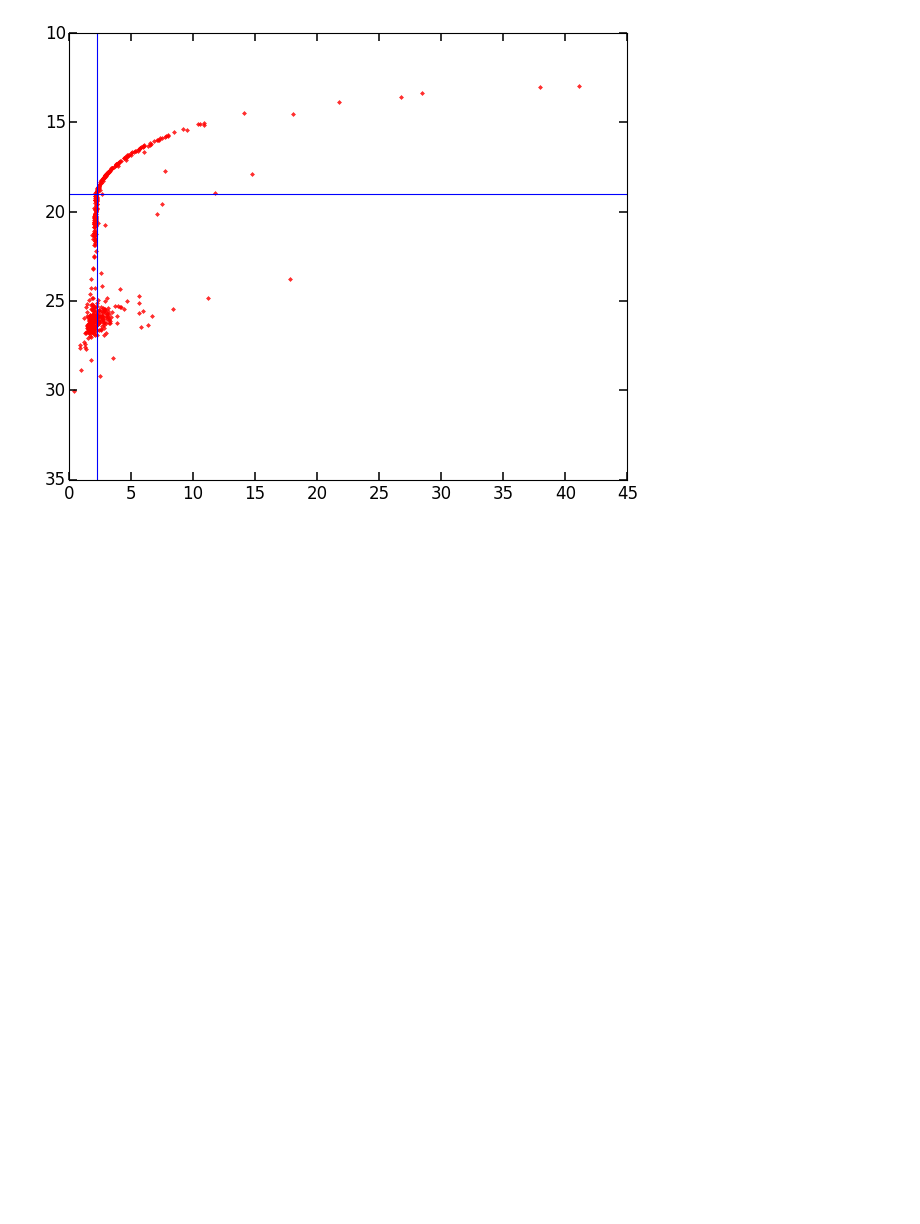
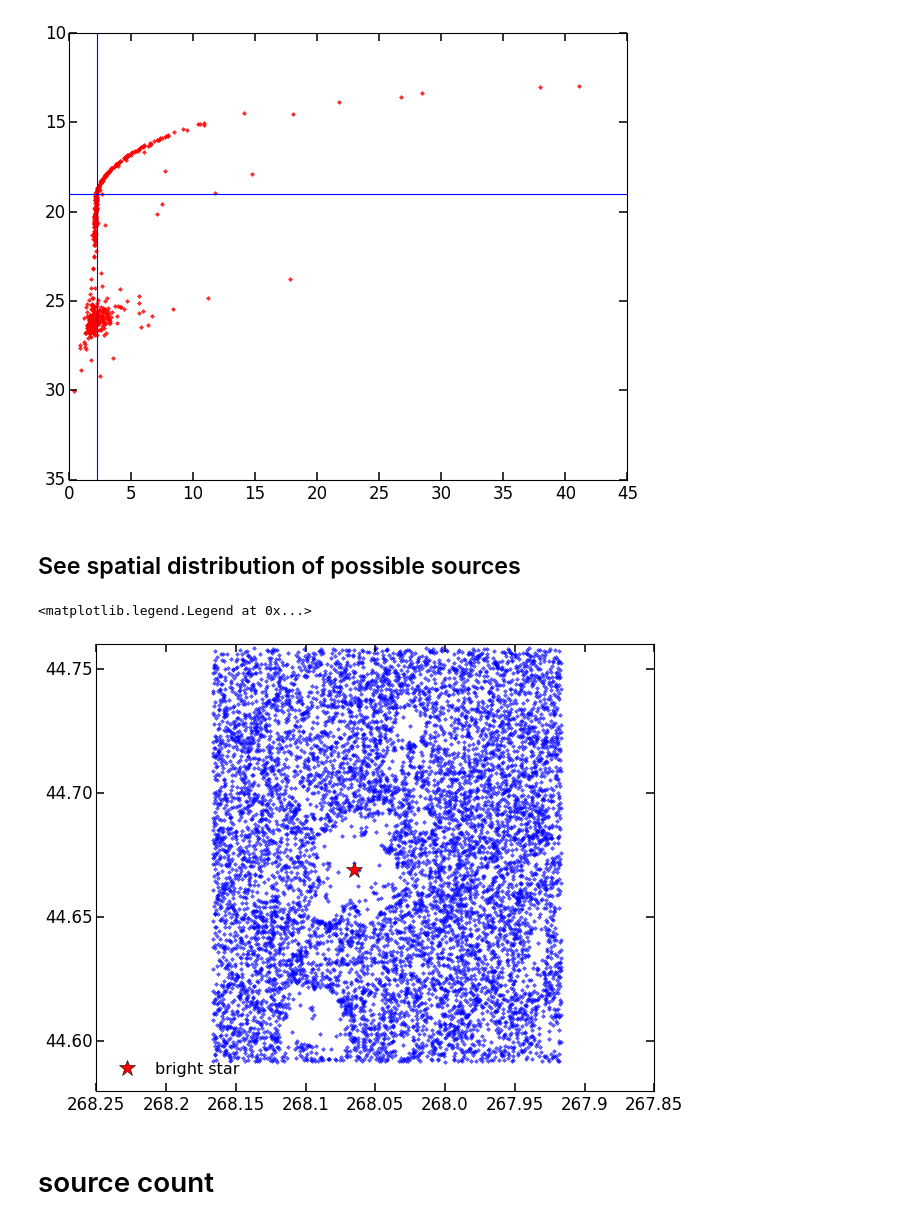
Before and after one commit to karenyyng/MACSJ1752, a Jupyter notebook: Code/data_preprocessing/3_determine_sources_from_combined_cat.ipynb, the cells around one changed output. Saved outputs shown, nothing was run; the diff lists cells and outputs as text; code cells hidden in the pictures; blank space fills up the shorter version.

Commit message:
added source count estimation

```diff
--- a/Code/data_preprocessing/3_determine_sources_from_combined_cat.ipynb
+++ b/Code/data_preprocessing/3_determine_sources_from_combined_cat.ipynb
@@ -44,4 +46,4 @@ Gband_MAG_APER    17.826713
 Gband_MAG_AUTO    12.529636
 Name: 48579, dtype: float64
 # %%
-print df.loc[brightstar].RA, df.loc[brightstar].DEC
+star_WCS = (df.loc[brightstar].RA, df.loc[brightstar].DEC)
@@ -171,3 +171,5 @@ plt.ylim(plt.ylim()[::-1])
 # %% [output]
 (35.0, 10.0)
 [figure]
+# %%
+df = df[mask]
@@ -173,0 +179,17 @@ plt.ylim(plt.ylim()[::-1])
+# %% [markdown]
+## See spatial distribution of possible sources
+# %%
+plt.plot(df.Rband_X_WORLD,
+         df.Rband_Y_WORLD, '.', alpha=0.6)
+plt.plot(star_WCS[0],
+         star_WCS[1],
+         "r*", ms=15, label="bright star")
+plt.xlim(plt.xlim()[::-1])
+xticks = plt.xticks()
+plt.xticks(xticks[0], [str(tick) for tick in xticks[0]])
+plt.legend(loc='best')
+# %% [output]
+<matplotlib.legend.Legend at 0x...>
+[figure, added]
+# %% [markdown]
+# source count
```
Also changed, not shown: parts of 7 cells of this notebook.
